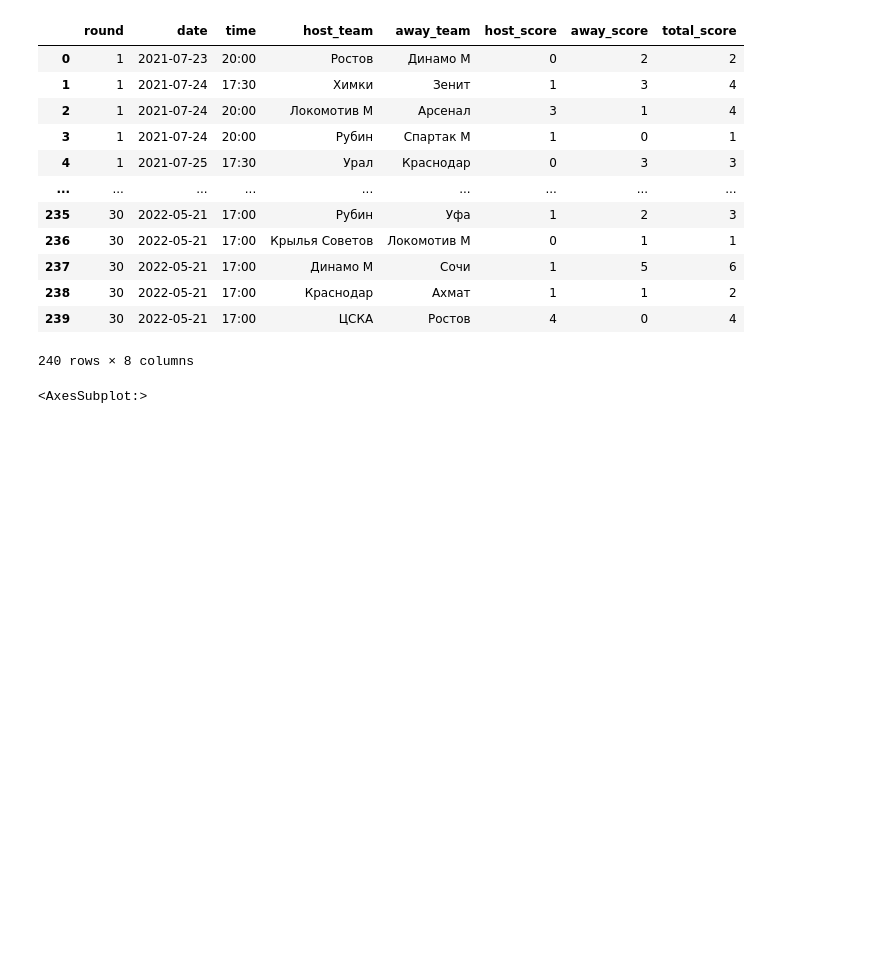
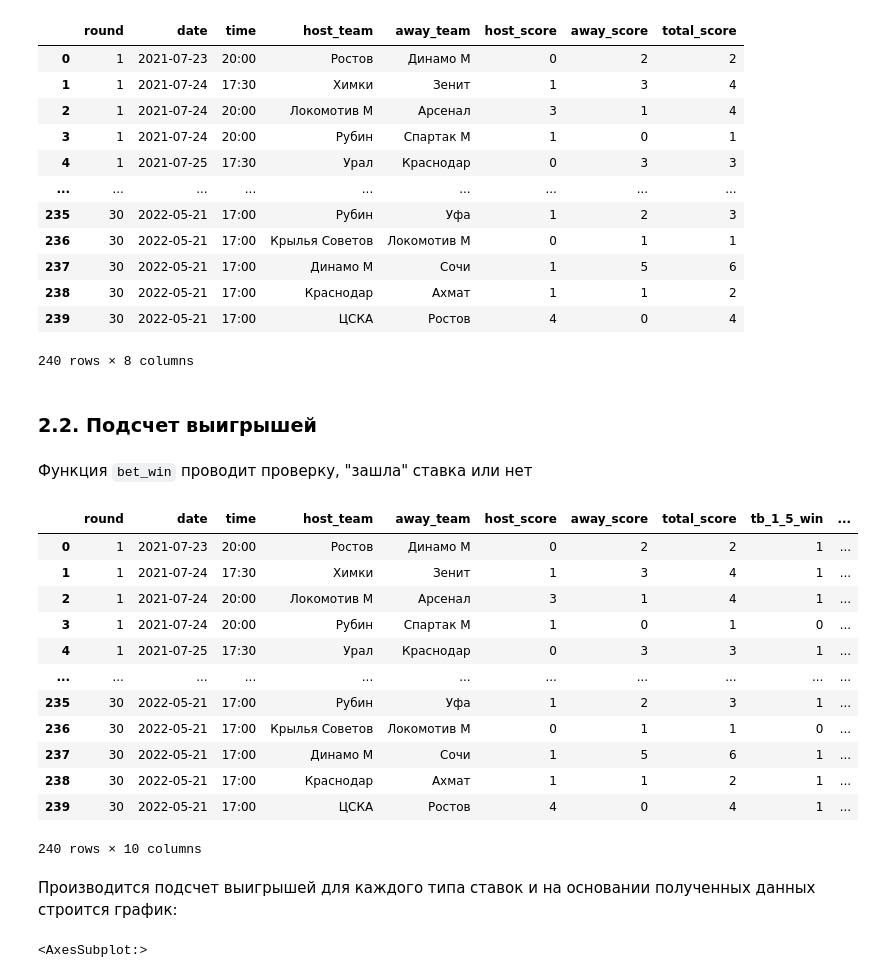
Before and after one commit to Alexman507/yandex_practicum_projects, a Jupyter notebook: football/Football.ipynb, the cells around one changed output. Saved outputs shown, nothing was run; the diff lists cells and outputs as text; code cells hidden in the pictures; blank space fills up the shorter version.

```diff
--- a/football/Football.ipynb
+++ b/football/Football.ipynb
@@ -66,0 +82,10 @@ print(coeff_2_5_avg)
+# %%
+teams = ['host_team', 'away_team']
+
+for team in teams:
+    for index in range(len(df['host_team'])):
+        df[team][index] = df[team][index].replace('\xa0', '')
+
+
+print(df['host_team'].unique())
+print(df['away_team'].unique())
@@ -86,17 +122,37 @@ df
 | 238 | 30 | 2022-05-21 | 17:00 | Краснодар | Ахмат | 1 | 1 | 2 |
 | 239 | 30 | 2022-05-21 | 17:00 | ЦСКА | Ростов | 4 | 0 | 4 |
 240 rows × 8 columns
+# %% [markdown]
+### 2.2. Подсчет выигрышей
+# %% [markdown]
+Функция `bet_win` проводит проверку, "зашла" ставка или нет
 # %%
 def bet_win (score, bet):
     if score > bet:
         return 1
     else:
         return 0
 
 new_columns = ['tb_1_5_win', 'tb_2_5_win']
 
 df['tb_1_5_win'] = df['total_score'].apply(bet_win, bet = 1.5)
 df['tb_2_5_win'] = df['total_score'].apply(bet_win, bet = 2.5)
+
+df
+# %% [output]
+|  | round | date | time | host_team | away_team | host_score | away_score | total_score | tb_1_5_win | ... |
+| 0 | 1 | 2021-07-23 | 20:00 | Ростов | Динамо М | 0 | 2 | 2 | 1 | ... |
+| 1 | 1 | 2021-07-24 | 17:30 | Химки | Зенит | 1 | 3 | 4 | 1 | ... |
+| 2 | 1 | 2021-07-24 | 20:00 | Локомотив М | Арсенал | 3 | 1 | 4 | 1 | ... |
+| 3 | 1 | 2021-07-24 | 20:00 | Рубин | Спартак М | 1 | 0 | 1 | 0 | ... |
+| 4 | 1 | 2021-07-25 | 17:30 | Урал | Краснодар | 0 | 3 | 3 | 1 | ... |
+| ... | ... | ... | ... | ... | ... | ... | ... | ... | ... | ... |
+| 235 | 30 | 2022-05-21 | 17:00 | Рубин | Уфа | 1 | 2 | 3 | 1 | ... |
+| 236 | 30 | 2022-05-21 | 17:00 | Крылья Советов | Локомотив М | 0 | 1 | 1 | 0 | ... |
+| 237 | 30 | 2022-05-21 | 17:00 | Динамо М | Сочи | 1 | 5 | 6 | 1 | ... |
+| 238 | 30 | 2022-05-21 | 17:00 | Краснодар | Ахмат | 1 | 1 | 2 | 1 | ... |
+| 239 | 30 | 2022-05-21 | 17:00 | ЦСКА | Ростов | 4 | 0 | 4 | 1 | ... |
+240 rows × 10 columns
 # %%
 total_bets = df['total_score'].count()
 
@@ -105,6 +161,8 @@ tb_2_5_wins = df['tb_2_5_win'].sum()
 # %%
 tb_1_5_profit = tb_1_5_wins * coeff_1_5_avg
 tb_2_5_profit = tb_2_5_wins * coeff_2_5_avg
+# %% [markdown]
+Производится подсчет выигрышей для каждого типа ставок и на основании полученных данных строится график:
 # %%
 chart_data = pd.Series({'total_bets':total_bets, 'tb_1_5_profit':tb_1_5_profit, 'tb_2_5_profit':tb_2_5_profit})
 chart_data
```
Also changed, not shown: parts of 24 cells of this notebook.
